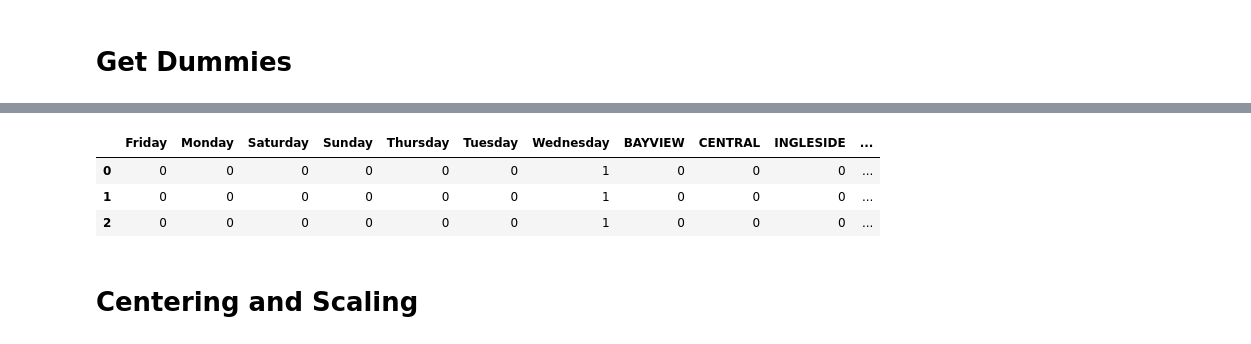
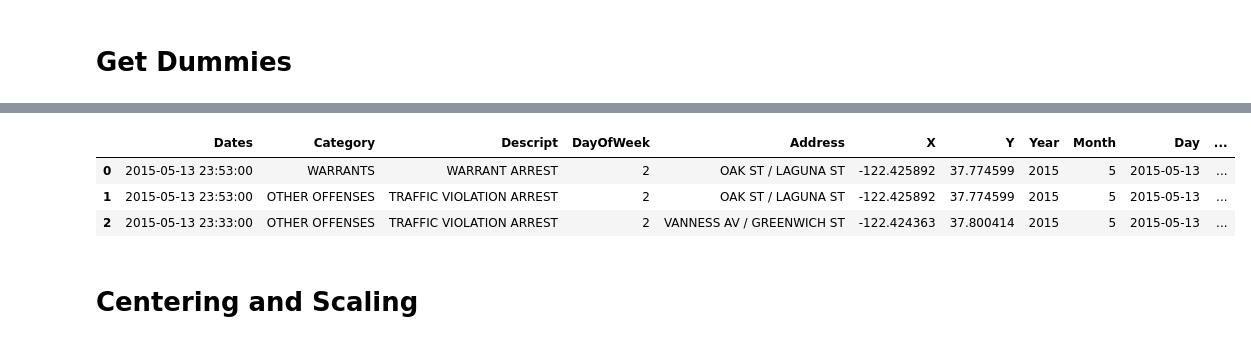
Before and after one commit to mtimet/dspres, a Jupyter notebook: demo/3.1 Data Preparation.ipynb, the cells around one changed output, grey strips where cells are left out. Cells and saved outputs as stored; diff of their text form; code cells hidden in the pictures.

```diff
--- a/demo/3.1 Data Preparation.ipynb
+++ b/demo/3.1 Data Preparation.ipynb
@@ -132,7 +120,0 @@ Wall time: 227 ms
-# %%
-trainDf.head(3)
-# %% [output]
-|  | Friday | Monday | Saturday | Sunday | Thursday | Tuesday | Wednesday | BAYVIEW | CENTRAL | INGLESIDE | ... |
-| 0 | 0 | 0 | 0 | 0 | 0 | 0 | 1 | 0 | 0 | 0 | ... |
-| 1 | 0 | 0 | 0 | 0 | 0 | 0 | 1 | 0 | 0 | 0 | ... |
-| 2 | 0 | 0 | 0 | 0 | 0 | 0 | 1 | 0 | 0 | 0 | ... |
@@ -139,2 +123,10 @@ trainDf.head(3)
+# %%
+encodedDistrict = pd.get_dummies(train,columns=['PdDistrict'])
+encodedDistrict.head(3)
+# %% [output]
+|  | Dates | Category | Descript | DayOfWeek | Address | X | Y | Year | Month | Day | ... |
+| 0 | 2015-05-13 23:53:00 | WARRANTS | WARRANT ARREST | 2 | OAK ST / LAGUNA ST | -122.425892 | 37.774599 | 2015 | 5 | 2015-05-13 | ... |
+| 1 | 2015-05-13 23:53:00 | OTHER OFFENSES | TRAFFIC VIOLATION ARREST | 2 | OAK ST / LAGUNA ST | -122.425892 | 37.774599 | 2015 | 5 | 2015-05-13 | ... |
+| 2 | 2015-05-13 23:33:00 | OTHER OFFENSES | TRAFFIC VIOLATION ARREST | 2 | VANNESS AV / GREENWICH ST | -122.424363 | 37.800414 | 2015 | 5 | 2015-05-13 | ... |
 # %% [markdown]
 # Centering and Scaling
```
Also changed, not shown: parts of 19 cells of this notebook, 4 other files.
